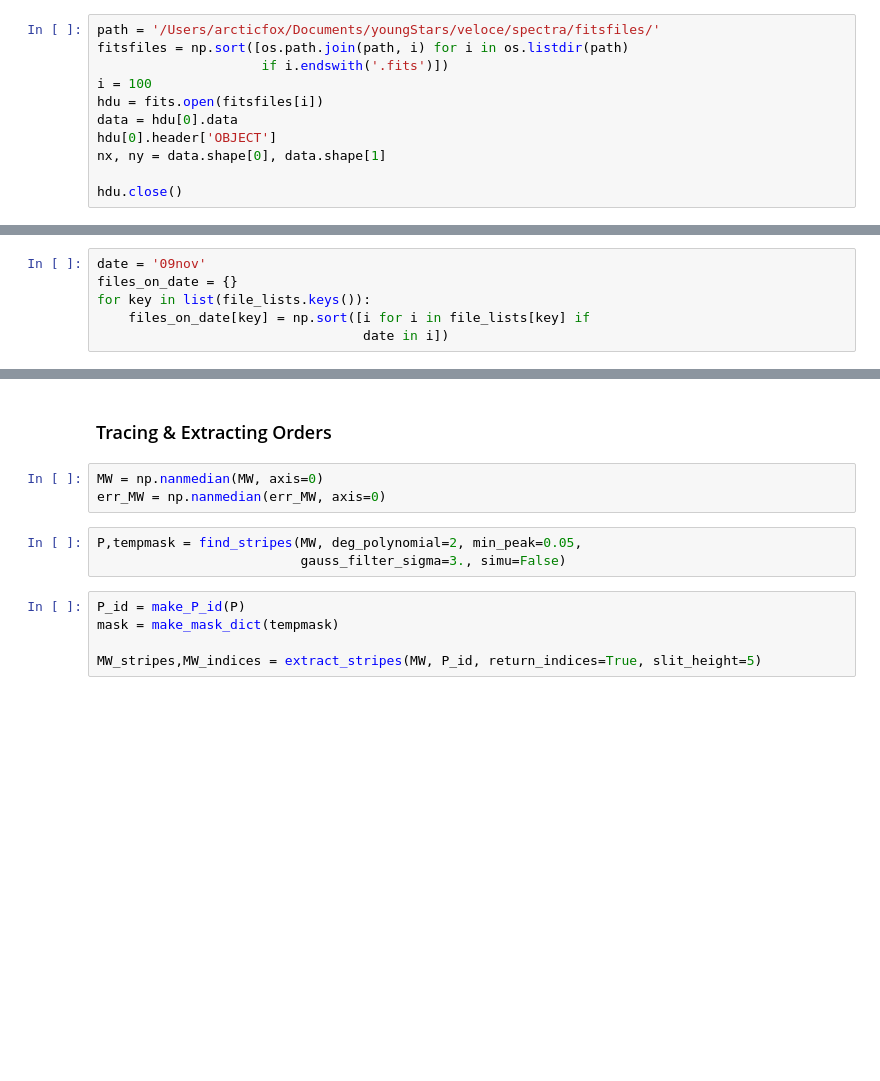
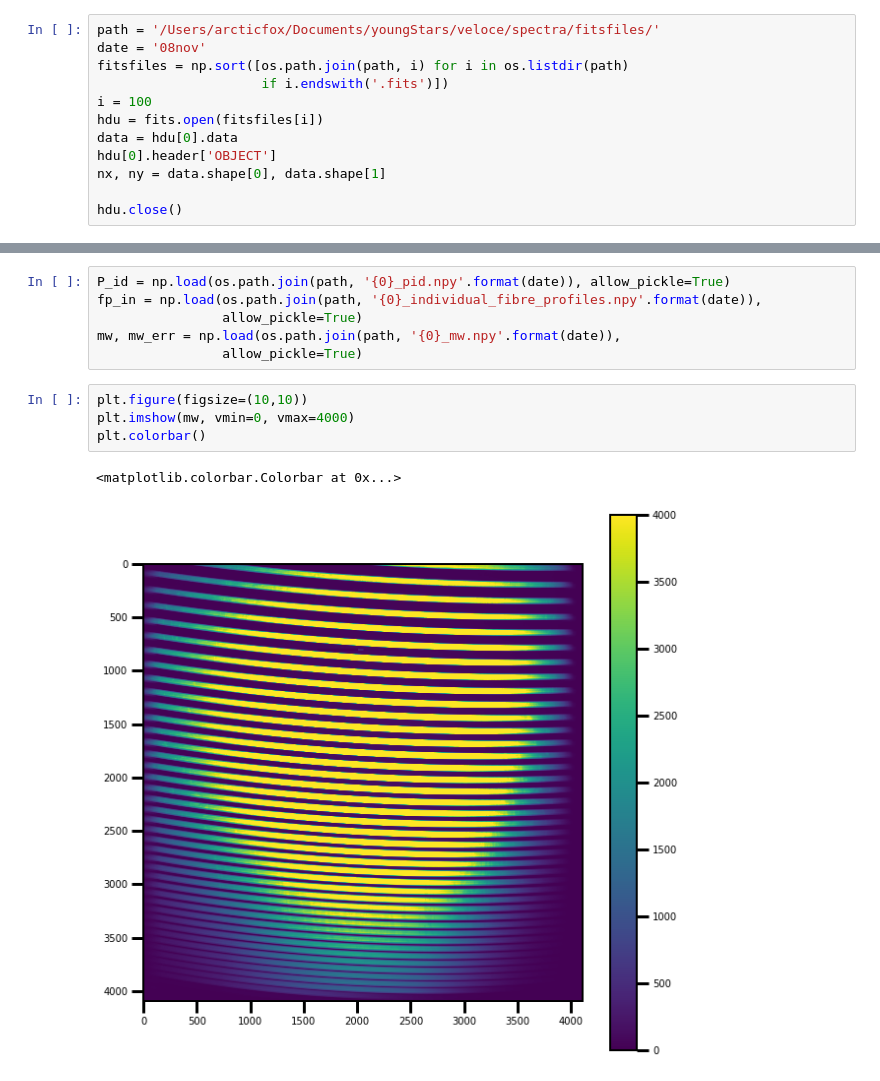
Before and after one commit to afeinstein20/veloce_reduction, a Jupyter notebook: Untitled.ipynb, the cells around one changed output, grey strips where cells are left out. Drawn from its saved outputs; the diff is of its cells as text; blank space fills up the shorter version.

```diff
--- a/Untitled.ipynb
+++ b/Untitled.ipynb
@@ -20,5 +30,6 @@ The autoreload extension is already loaded. To reload it, use:
 # %%
 path = '/Users/arcticfox/Documents/youngStars/veloce/spectra/fitsfiles/'
+date = '08nov'
 fitsfiles = np.sort([os.path.join(path, i) for i in os.listdir(path)
                      if i.endswith('.fits')])
 i = 100
@@ -45,6 +41,0 @@ file_lists = {'acq':acq_list, 'bias':bias_list,
-# %%
-date = '09nov'
-files_on_date = {}
-for key in list(file_lists.keys()):
-    files_on_date[key] = np.sort([i for i in file_lists[key] if
-                                  date in i])
@@ -112,13 +42,13 @@ MW,err_MW = process_whites(files_on_date['flat'],
-# %% [markdown]
-### Tracing & Extracting Orders
-# %%
-MW = np.nanmedian(MW, axis=0)
-err_MW = np.nanmedian(err_MW, axis=0)
-# %%
-P,tempmask = find_stripes(MW, deg_polynomial=2, min_peak=0.05,
-                          gauss_filter_sigma=3., simu=False)
-# %%
-P_id = make_P_id(P)
-mask = make_mask_dict(tempmask)
-
-MW_stripes,MW_indices = extract_stripes(MW, P_id, return_indices=True, slit_height=5)
+# %%
+P_id = np.load(os.path.join(path, '{0}_pid.npy'.format(date)), allow_pickle=True)
+fp_in = np.load(os.path.join(path, '{0}_individual_fibre_profiles.npy'.format(date)),
+                allow_pickle=True)
+mw, mw_err = np.load(os.path.join(path, '{0}_mw.npy'.format(date)),
+                allow_pickle=True)
+# %%
+plt.figure(figsize=(10,10))
+plt.imshow(mw, vmin=0, vmax=4000)
+plt.colorbar()
+# %% [output]
+<matplotlib.colorbar.Colorbar at 0x...>
+[figure, added]
```
Also changed, not shown: parts of 14 cells of this notebook, 4 other files.
